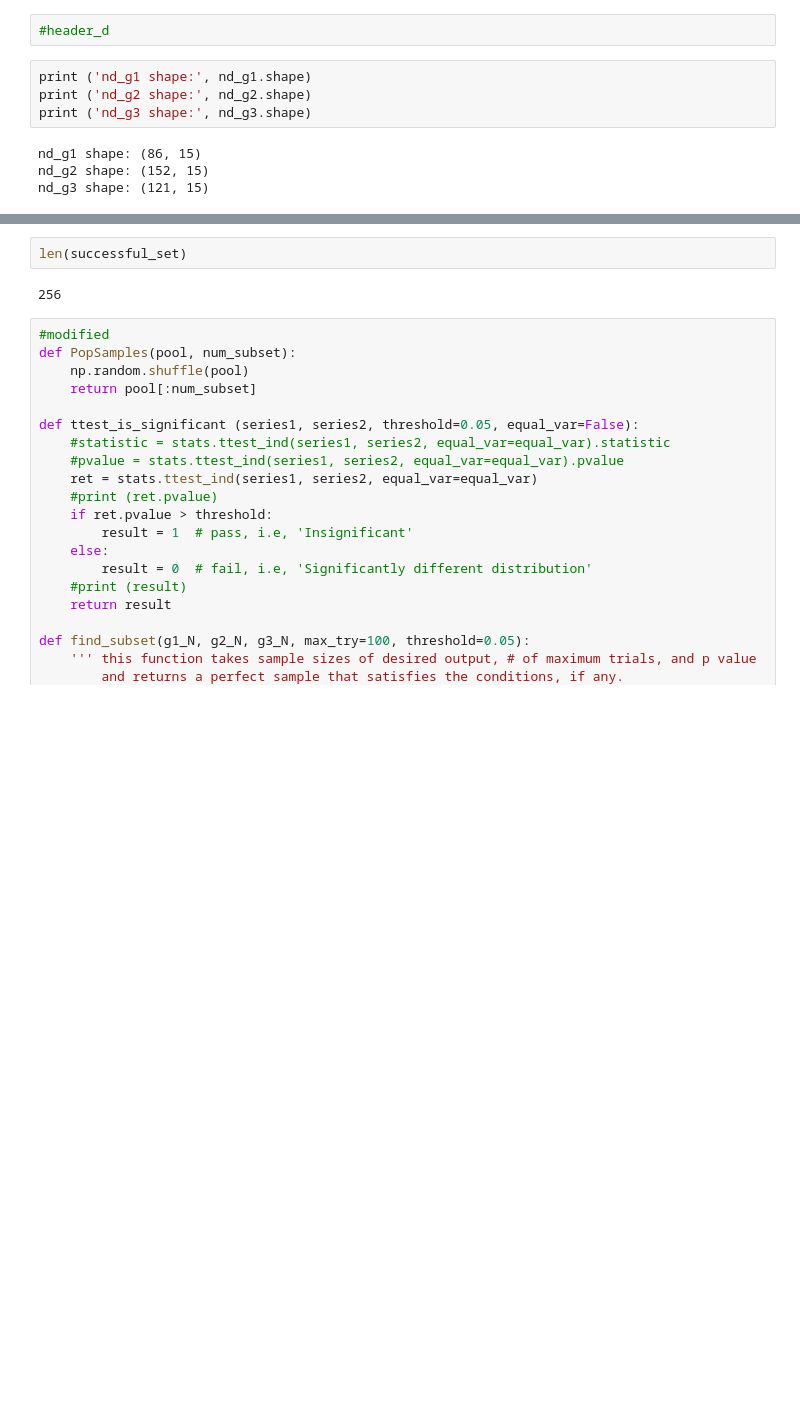
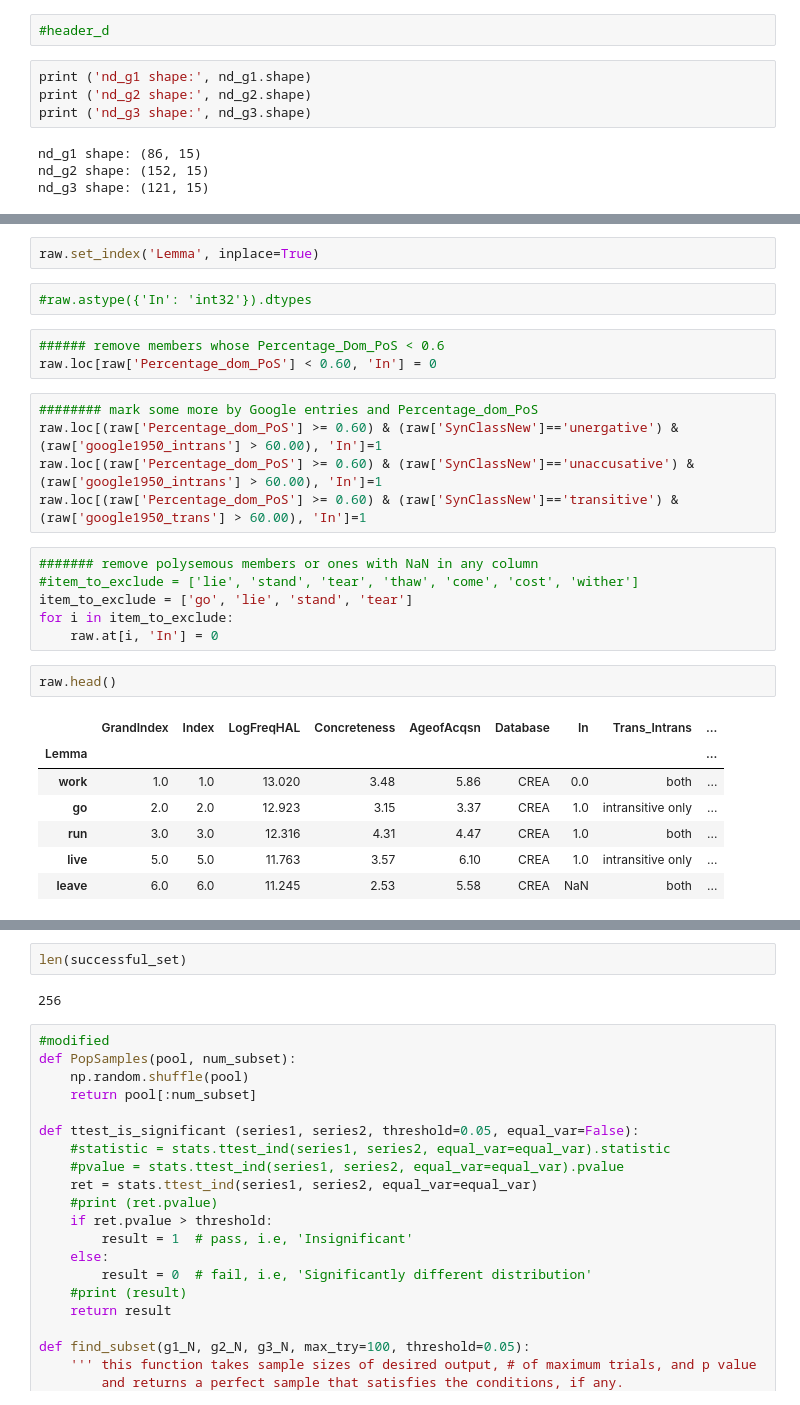
Before and after one commit to sonhkim/VerbVec, a Jupyter notebook: CreateVerbListForPermutation.ipynb, the cells around one changed output, grey strips where cells are left out. Cells and saved outputs as stored; diff of their text form; blank space fills up the shorter version.

```diff
--- a/CreateVerbListForPermutation.ipynb
+++ b/CreateVerbListForPermutation.ipynb
@@ -308,0 +381,28 @@ nd_g3 shape: (121, 15)
+# %%
+raw.set_index('Lemma', inplace=True)
+# %%
+#raw.astype({'In': 'int32'}).dtypes
+# %%
+###### remove members whose Percentage_Dom_PoS < 0.6
+raw.loc[raw['Percentage_dom_PoS'] < 0.60, 'In'] = 0
+# %%
+######## mark some more by Google entries and Percentage_dom_PoS
+raw.loc[(raw['Percentage_dom_PoS'] >= 0.60) & (raw['SynClassNew']=='unergative') & (raw['google1950_intrans'] > 60.00), 'In']=1
+raw.loc[(raw['Percentage_dom_PoS'] >= 0.60) & (raw['SynClassNew']=='unaccusative') & (raw['google1950_intrans'] > 60.00), 'In']=1
+raw.loc[(raw['Percentage_dom_PoS'] >= 0.60) & (raw['SynClassNew']=='transitive') & (raw['google1950_trans'] > 60.00), 'In']=1
+# %%
+####### remove polysemous members or ones with NaN in any column
+#item_to_exclude = ['lie', 'stand', 'tear', 'thaw', 'come', 'cost', 'wither']
+item_to_exclude = ['go', 'lie', 'stand', 'tear']
+for i in item_to_exclude:
+    raw.at[i, 'In'] = 0
+# %%
+raw.head()
+# %% [output]
+|  | GrandIndex | Index | LogFreqHAL | Concreteness | AgeofAcqsn | Database | In | Trans_Intrans | ... |
+| Lemma |  |  |  |  |  |  |  |  | ... |
+| work | 1.0 | 1.0 | 13.020 | 3.48 | 5.86 | CREA | 0.0 | both | ... |
+| go | 2.0 | 2.0 | 12.923 | 3.15 | 3.37 | CREA | 1.0 | intransitive only | ... |
+| run | 3.0 | 3.0 | 12.316 | 4.31 | 4.47 | CREA | 1.0 | both | ... |
+| live | 5.0 | 5.0 | 11.763 | 3.57 | 6.10 | CREA | 1.0 | intransitive only | ... |
+| leave | 6.0 | 6.0 | 11.245 | 2.53 | 5.58 | CREA | NaN | both | ... |
```
Also changed, not shown: parts of 23 cells of this notebook.
